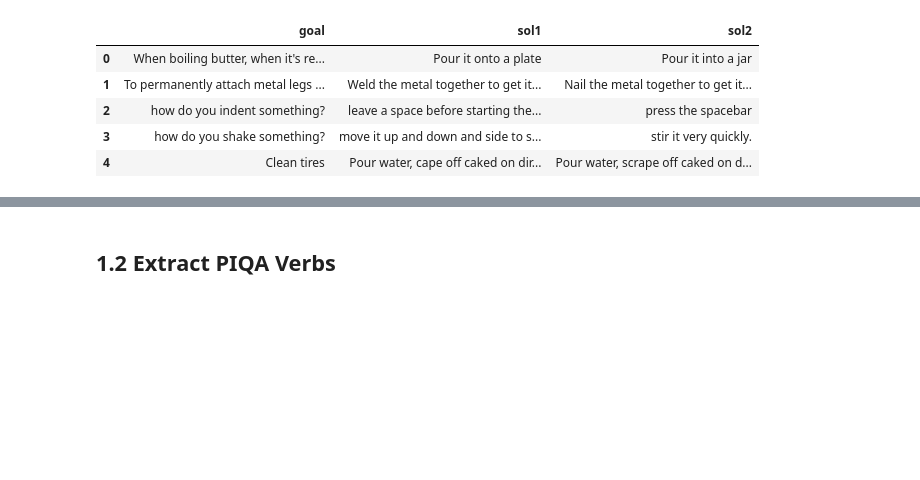
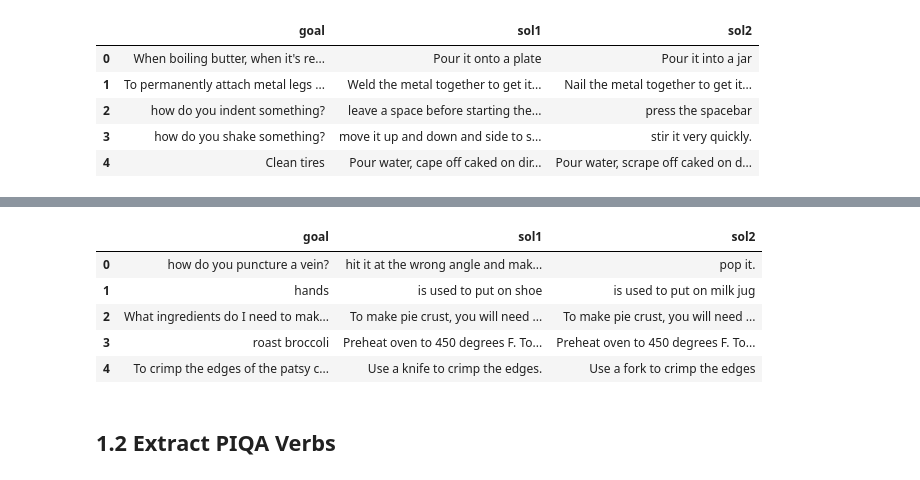
Before and after one commit to wojino/commonsense-reasoning, a Jupyter notebook: atomic-extract.ipynb, the cells around one changed output, grey strips where cells are left out. Saved outputs shown, nothing was run; the diff lists cells and outputs as text; code cells hidden in the pictures; blank space fills up the shorter version.

```diff
--- a/atomic-extract.ipynb
+++ b/atomic-extract.ipynb
@@ -26,3 +41,18 @@ display(piqa_train.head())
+# %%
+tmp = []
+with open('./PIQA/tests.jsonl') as f:
+    for obj in f:
+        tmp.append(json.loads(obj))
+
+piqa_tests = pd.DataFrame(tmp)
+display(piqa_tests.head())
+# %% [output]
+|  | goal | sol1 | sol2 |
+| 0 | how do you puncture a vein? | hit it at the wrong angle and mak... | pop it. |
+| 1 | hands | is used to put on shoe | is used to put on milk jug |
+| 2 | What ingredients do I need to mak... | To make pie crust, you will need ... | To make pie crust, you will need ... |
+| 3 | roast broccoli | Preheat oven to 450 degrees F. To... | Preheat oven to 450 degrees F. To... |
+| 4 | To crimp the edges of the patsy c... | Use a knife to crimp the edges. | Use a fork to crimp the edges |
 # %% [markdown]
 ## 1.2 Extract PIQA Verbs
 # %% [markdown]
```
Also changed, not shown: parts of 38 cells of this notebook, 10 other files.
